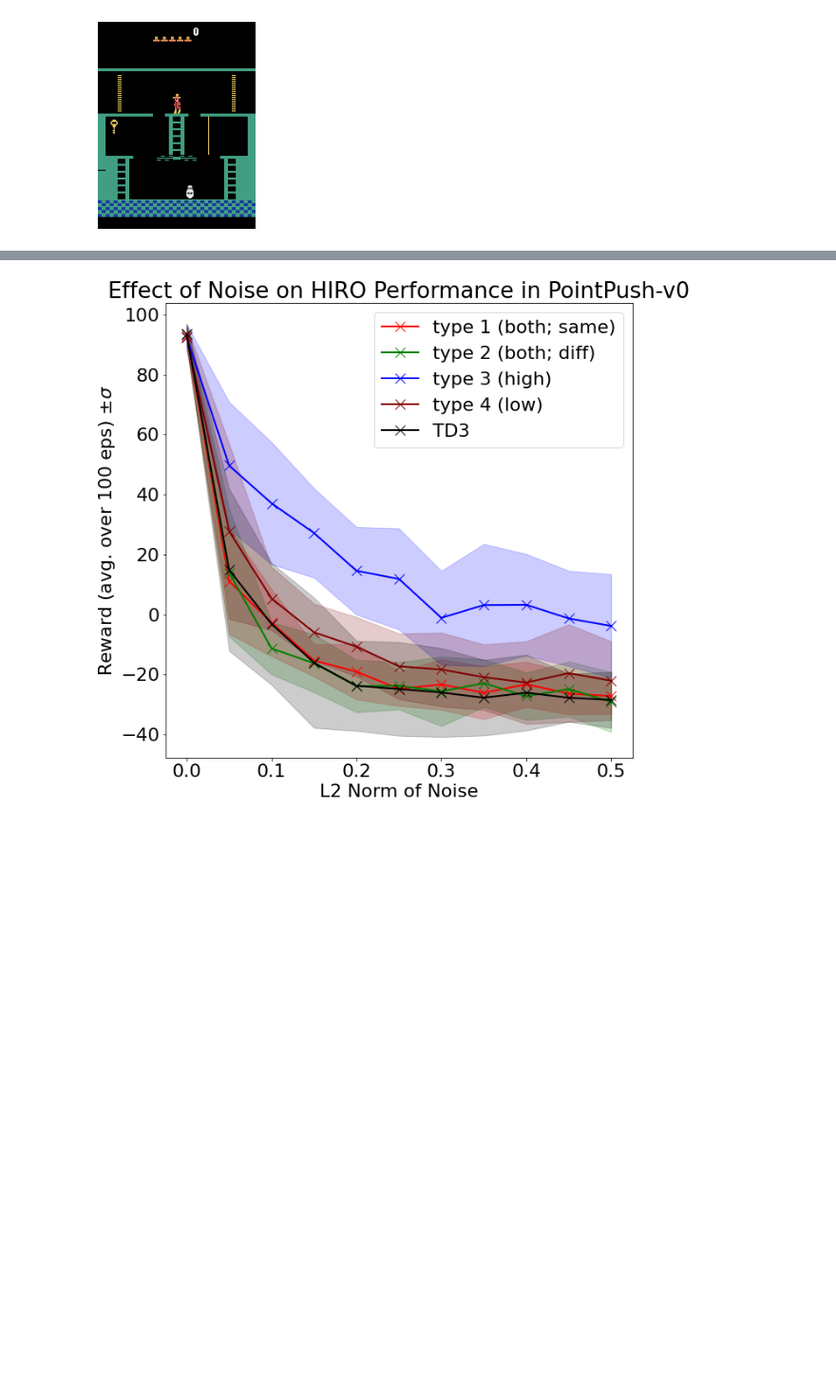
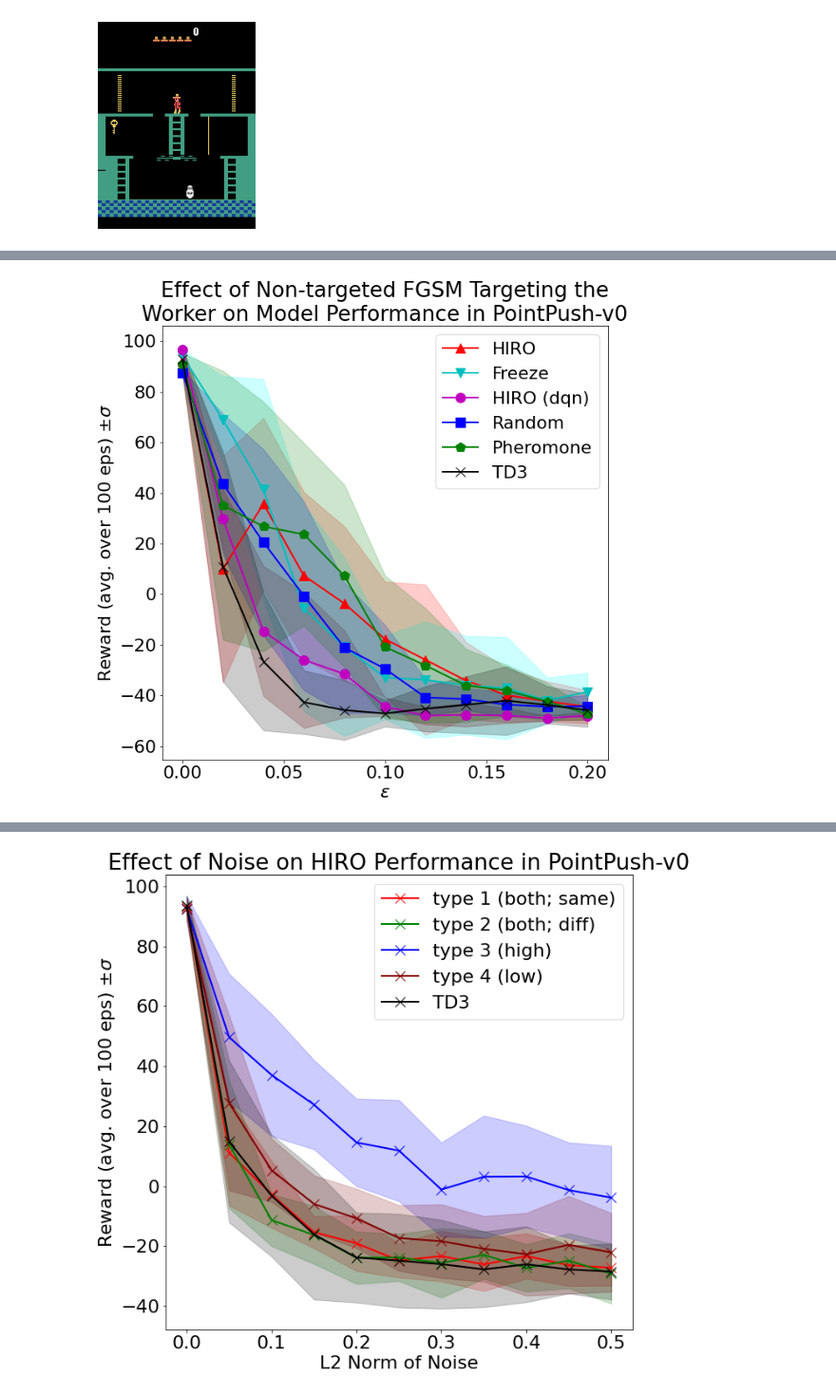
Before and after one commit to Davidobot/adversarial_hrl, a Jupyter notebook: plotting/plotting.ipynb, the cells around one changed output, grey strips where cells are left out. Shown at 95% size. Saved outputs shown, nothing was run; the diff lists cells and outputs as text; code cells hidden in the pictures; blank space fills up the shorter version.

```diff
--- a/plotting/plotting.ipynb
+++ b/plotting/plotting.ipynb
@@ -294,0 +260,23 @@ plot_norms("PointFall-v0", "Scale", [\
+# %%
+import json
+url="pointpush"
+title="PointPush-v0"
+kind="fgsm_ut"
+sub = "action"
+td3_eps = json.load(open(f"{url}/{kind}/td3_episodes.json"))
+eps = json.load(open(f"{url}/{kind}/hiro_episodes.json"))[sub]
+eps_random = json.load(open(f"{url}/{kind}/hiro_random_episodes.json"))[sub]
+eps_freeze = json.load(open(f"{url}/{kind}/hiro_freeze_episodes.json"))[sub]
+eps_hdqn = json.load(open(f"{url}/{kind}/hiro_dqn_episodes.json"))[sub]
+eps_ph = json.load(open(f"{url}/{kind}/hiro_pheromone_episodes.json"))[sub]
+
+plot_norms(title, "Non-targeted FGSM Targeting the\nWorker", [\
+    (eps, "-r^", "red", "HIRO"),\
+    (eps_freeze, "-cv", "cyan", "Freeze"),\
+    (eps_hdqn, "-mo", "maroon", "HIRO (dqn)"),\
+    (eps_random, "-bs", "blue", "Random"),\
+    (eps_ph, "-gp", "green", "Pheromone"),\
+    (td3_eps, "-kx", "black", "TD3")
+   ], "Model", xlabel="$\\epsilon$")
+# %% [output]
+[figure, added]
```
Also changed, not shown: parts of 15 cells of this notebook, 11 other files.
